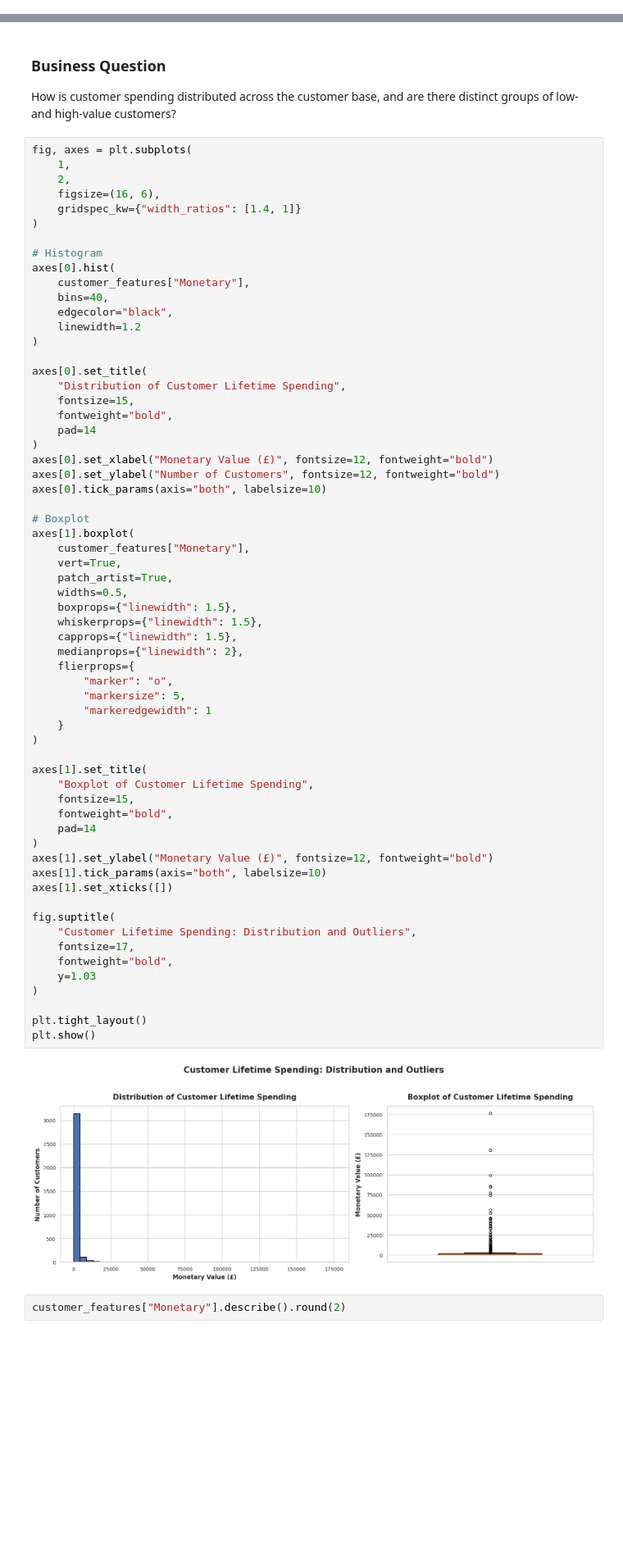
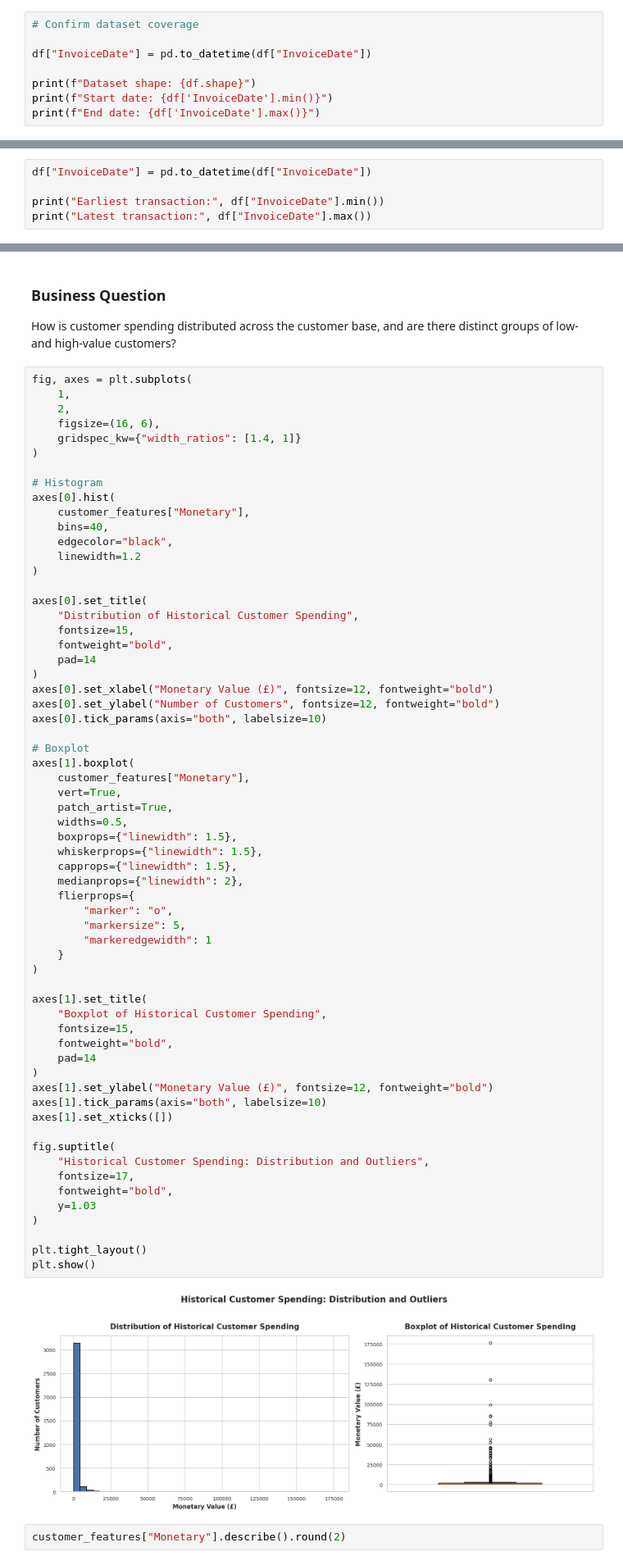
Before and after one commit to codemaame/customer-churn-prediction, a Jupyter notebook: customer_churn_prediction.ipynb, the cells around one changed output, grey strips where cells are left out. Shown at 82% size. Cells and saved outputs as stored; diff of their text form; blank space fills up the shorter version.

```diff
--- a/customer_churn_prediction.ipynb
+++ b/customer_churn_prediction.ipynb
@@ -94,3 +94,11 @@ Dataset shape: 541,909 rows × 8 columns
 | 2 | 536365 | 84406B | CREAM CUPID HEARTS COAT HANGER | 8 | 12-01-10 8:26 | 2.75 | 17850.0 | United Kingdom |
 | 3 | 536365 | 84029G | KNITTED UNION FLAG HOT WATER BOTTLE | 6 | 12-01-10 8:26 | 3.39 | 17850.0 | United Kingdom |
 | 4 | 536365 | 84029E | RED WOOLLY HOTTIE WHITE HEART. | 6 | 12-01-10 8:26 | 3.39 | 17850.0 | United Kingdom |
+# %%
+# Confirm dataset coverage
+
+df["InvoiceDate"] = pd.to_datetime(df["InvoiceDate"])
+
+print(f"Dataset shape: {df.shape}")
+print(f"Start date: {df['InvoiceDate'].min()}")
+print(f"End date: {df['InvoiceDate'].max()}")
@@ -96,0 +109,5 @@ Dataset shape: 541,909 rows × 8 columns
+# %%
+df["InvoiceDate"] = pd.to_datetime(df["InvoiceDate"])
+
+print("Earliest transaction:", df["InvoiceDate"].min())
+print("Latest transaction:", df["InvoiceDate"].max())
@@ -691,7 +758,7 @@ axes[0].hist(
 )
 
 axes[0].set_title(
-    "Distribution of Customer Lifetime Spending",
+    "Distribution of Historical Customer Spending",
     fontsize=15,
     fontweight="bold",
     pad=14
@@ -708,36 +775,36 @@ axes[1].boxplot(
     widths=0.5,
     boxprops={"linewidth": 1.5},
     whiskerprops={"linewidth": 1.5},
     capprops={"linewidth": 1.5},
     medianprops={"linewidth": 2},
     flierprops={
         "marker": "o",
         "markersize": 5,
         "markeredgewidth": 1
     }
 )
 
 axes[1].set_title(
-    "Boxplot of Customer Lifetime Spending",
+    "Boxplot of Historical Customer Spending",
     fontsize=15,
     fontweight="bold",
     pad=14
 )
 axes[1].set_ylabel("Monetary Value (£)", fontsize=12, fontweight="bold")
 axes[1].tick_params(axis="both", labelsize=10)
 axes[1].set_xticks([])
 
 fig.suptitle(
-    "Customer Lifetime Spending: Distribution and Outliers",
+    "Historical Customer Spending: Distribution and Outliers",
     fontsize=17,
     fontweight="bold",
     y=1.03
 )
 
 plt.tight_layout()
 plt.show()
 # %% [output]
-[figure, old version]
+[figure, new version]
 # %%
 customer_features["Monetary"].describe().round(2)
 # %% [output]
```
Also changed, not shown: parts of 59 cells of this notebook.
